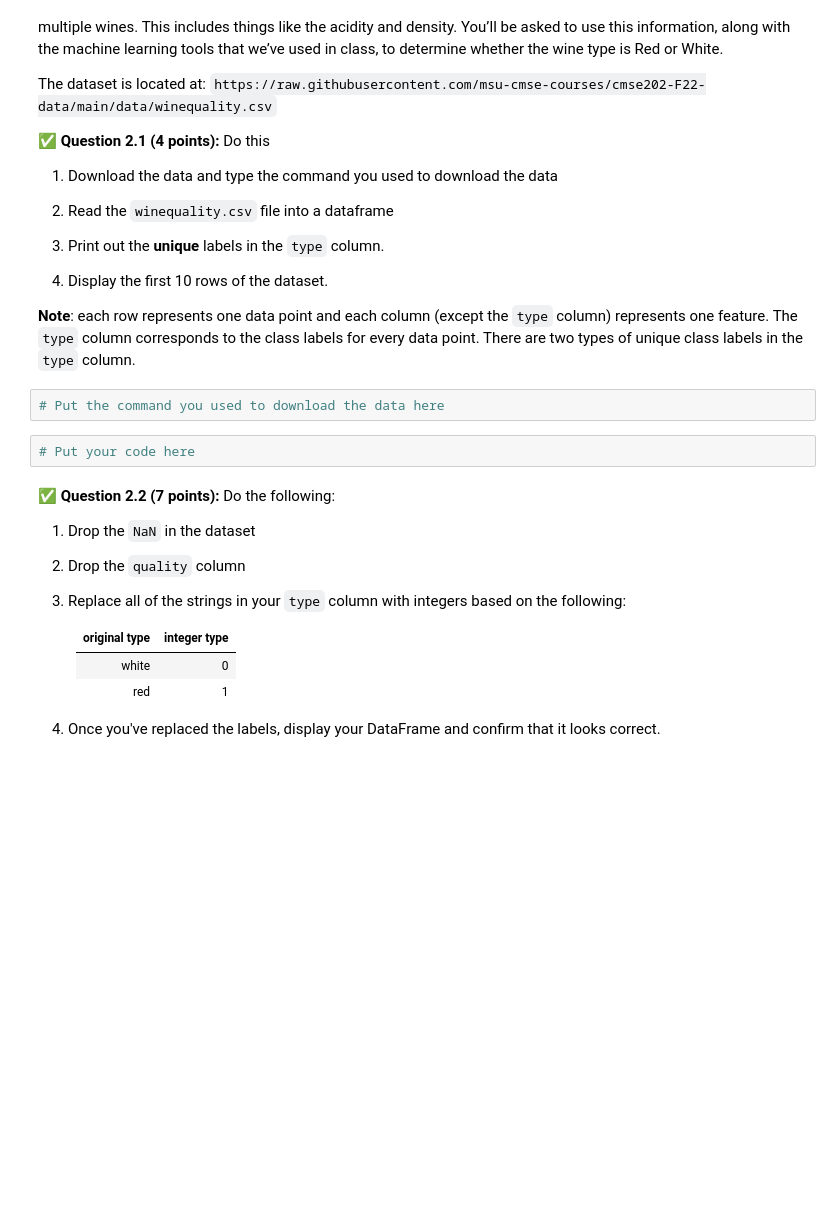
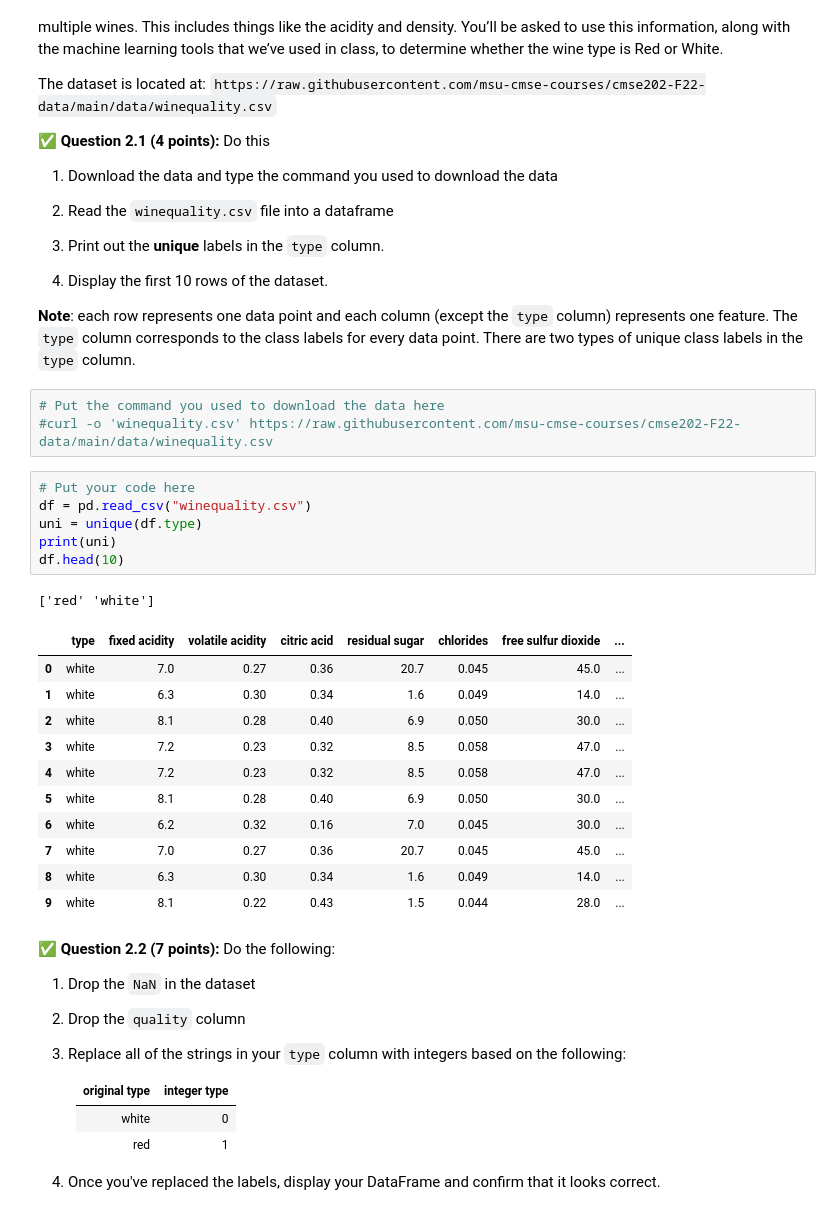
Before and after one commit to Kikuchanw/cmse202-f22-turnin, a Jupyter notebook: final/CMSE202_Final-STUDENT.ipynb, the cells around one changed output. Drawn from its saved outputs; the diff is of its cells as text; blank space fills up the shorter version.

```diff
--- a/final/CMSE202_Final-STUDENT.ipynb
+++ b/final/CMSE202_Final-STUDENT.ipynb
@@ -196,8 +199,26 @@ The dataset is located at:
 **Note**: each row represents one data point and each column (except the `type` column) represents one feature. The `type` column corresponds to the class labels for every data point. There are two types of unique class labels in the `type` column.
 # %%
 # Put the command you used to download the data here
+#curl -o 'winequality.csv' https://raw.githubusercontent.com/msu-cmse-courses/cmse202-F22-data/main/data/winequality.csv
-# %%
-# Put your code here
+# %%
+# Put your code here
+df = pd.read_csv("winequality.csv")
+uni = unique(df.type)
+print(uni)
+df.head(10)
+# %% [output]
+['red' 'white']
+|  | type | fixed acidity | volatile acidity | citric acid | residual sugar | chlorides | free sulfur dioxide | ... |
+| 0 | white | 7.0 | 0.27 | 0.36 | 20.7 | 0.045 | 45.0 | ... |
+| 1 | white | 6.3 | 0.30 | 0.34 | 1.6 | 0.049 | 14.0 | ... |
+| 2 | white | 8.1 | 0.28 | 0.40 | 6.9 | 0.050 | 30.0 | ... |
+| 3 | white | 7.2 | 0.23 | 0.32 | 8.5 | 0.058 | 47.0 | ... |
+| 4 | white | 7.2 | 0.23 | 0.32 | 8.5 | 0.058 | 47.0 | ... |
+| 5 | white | 8.1 | 0.28 | 0.40 | 6.9 | 0.050 | 30.0 | ... |
+| 6 | white | 6.2 | 0.32 | 0.16 | 7.0 | 0.045 | 30.0 | ... |
+| 7 | white | 7.0 | 0.27 | 0.36 | 20.7 | 0.045 | 45.0 | ... |
+| 8 | white | 6.3 | 0.30 | 0.34 | 1.6 | 0.049 | 14.0 | ... |
+| 9 | white | 8.1 | 0.22 | 0.43 | 1.5 | 0.044 | 28.0 | ... |
 # %% [markdown]
 **&#9989; Question 2.2 (7 points):** Do the following:
 
```
Also changed, not shown: parts of 8 cells of this notebook.
